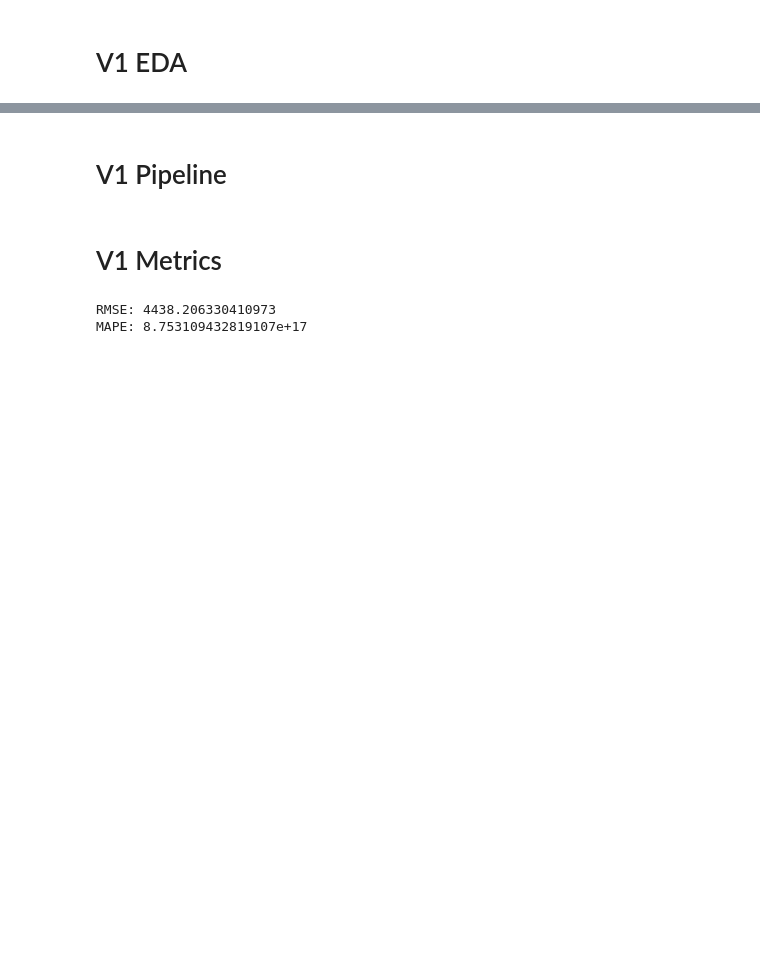
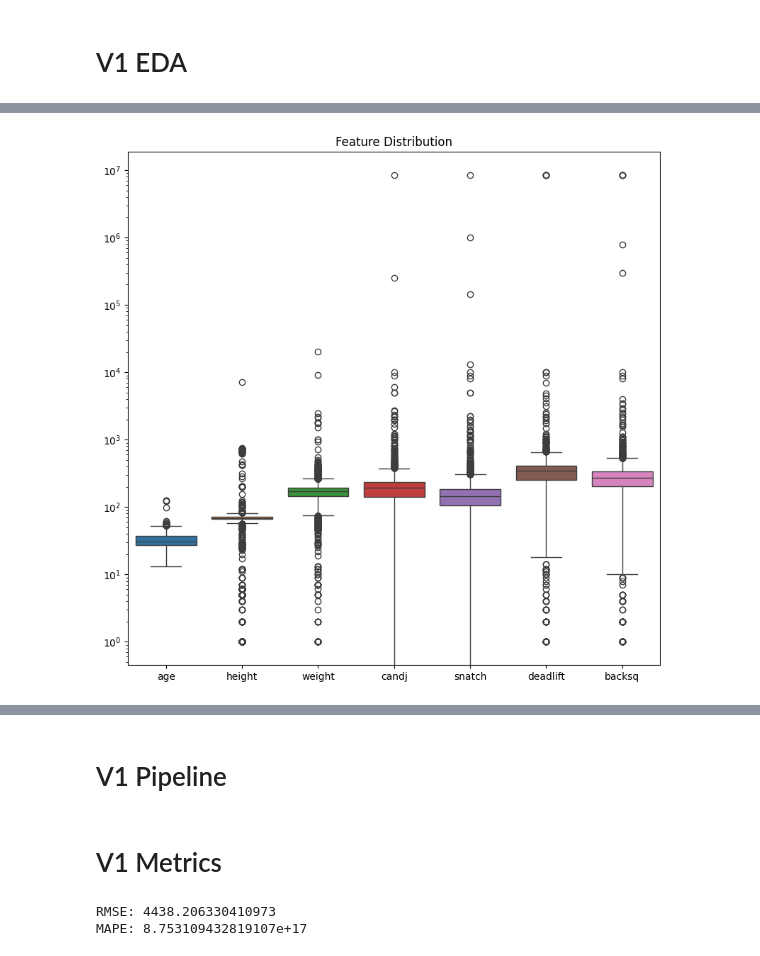
Before and after one commit to brandt-buchda/adsp_32021_assignment_1, a Jupyter notebook: assignment_1.ipynb, the cells around one changed output, grey strips where cells are left out. Drawn from its saved outputs; the diff is of its cells as text; code cells hidden in the pictures; blank space fills up the shorter version.

```diff
--- a/assignment_1.ipynb
+++ b/assignment_1.ipynb
@@ -110,0 +123,12 @@ X_v2_train, X_v2_test, y_v2_train, y_v2_test = train_test_split(X_v2, y_v2, test
+# %%
+import matplotlib.pyplot as plt
+import seaborn as sns
+
+plt.figure(figsize=(8, 8))
+sns.boxplot(data=X_v1_train[data.select_dtypes(include=np.number).columns])
+plt.title("Feature Distribution")
+plt.tight_layout()
+plt.yscale('log')
+plt.show()
+# %% [output]
+[figure, added]
```
Also changed, not shown: parts of 5 cells of this notebook.
